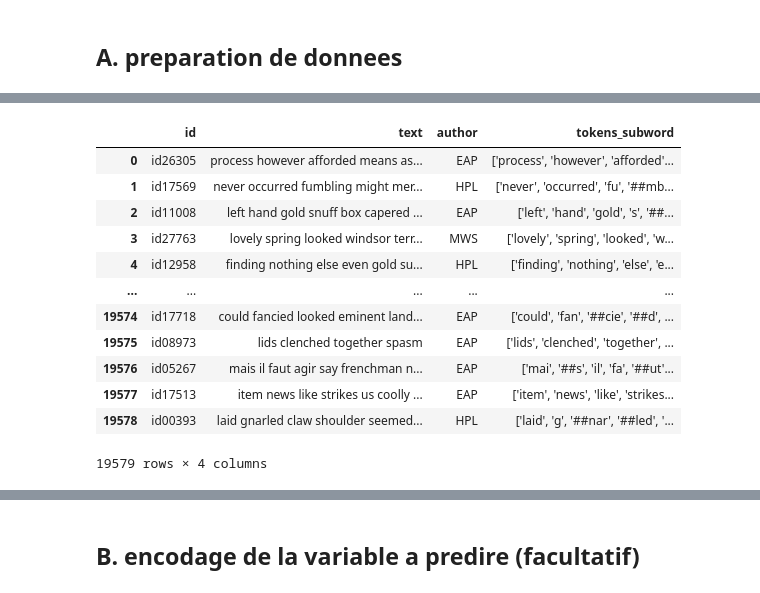
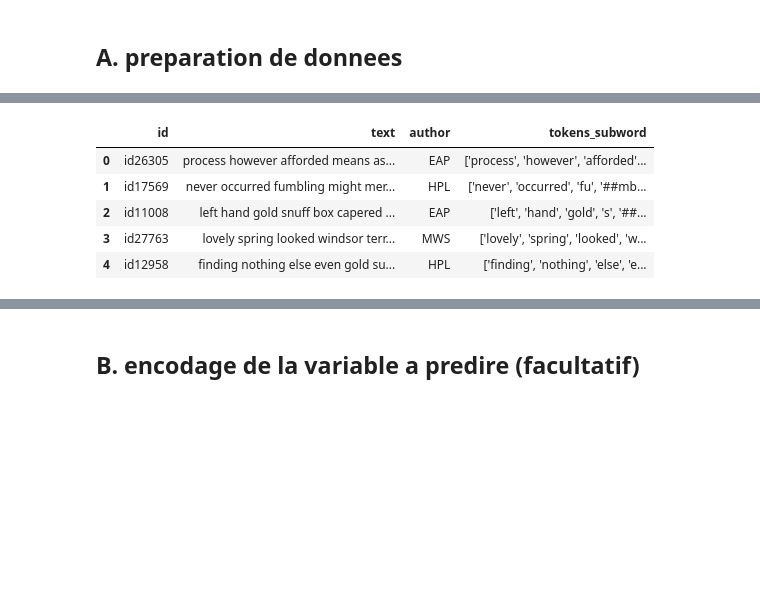
Before and after one commit to amaliahm/NLP_labs, a Jupyter notebook: Tp2/tp2.ipynb, the cells around one changed output, grey strips where cells are left out. Drawn from its saved outputs; the diff is of its cells as text; code cells hidden in the pictures; blank space fills up the shorter version.

```diff
--- a/Tp2/tp2.ipynb
+++ b/Tp2/tp2.ipynb
@@ -34,18 +33,11 @@ df
 # %%
 df = df[['id', 'text', 'author', 'tokens_subword']]
 # %%
-df
+df.head()
 # %% [output]
 |  | id | text | author | tokens_subword |
 | 0 | id26305 | process however afforded means as... | EAP | ['process', 'however', 'afforded'... |
 | 1 | id17569 | never occurred fumbling might mer... | HPL | ['never', 'occurred', 'fu', '##mb... |
 | 2 | id11008 | left hand gold snuff box capered ... | EAP | ['left', 'hand', 'gold', 's', '##... |
 | 3 | id27763 | lovely spring looked windsor terr... | MWS | ['lovely', 'spring', 'looked', 'w... |
 | 4 | id12958 | finding nothing else even gold su... | HPL | ['finding', 'nothing', 'else', 'e... |
-| ... | ... | ... | ... | ... |
-| 19574 | id17718 | could fancied looked eminent land... | EAP | ['could', 'fan', '##cie', '##d', ... |
-| 19575 | id08973 | lids clenched together spasm | EAP | ['lids', 'clenched', 'together', ... |
-| 19576 | id05267 | mais il faut agir say frenchman n... | EAP | ['mai', '##s', 'il', 'fa', '##ut'... |
-| 19577 | id17513 | item news like strikes us coolly ... | EAP | ['item', 'news', 'like', 'strikes... |
-| 19578 | id00393 | laid gnarled claw shoulder seemed... | HPL | ['laid', 'g', '##nar', '##led', '... |
-19579 rows × 4 columns
```
Also changed, not shown: parts of 55 cells of this notebook.
